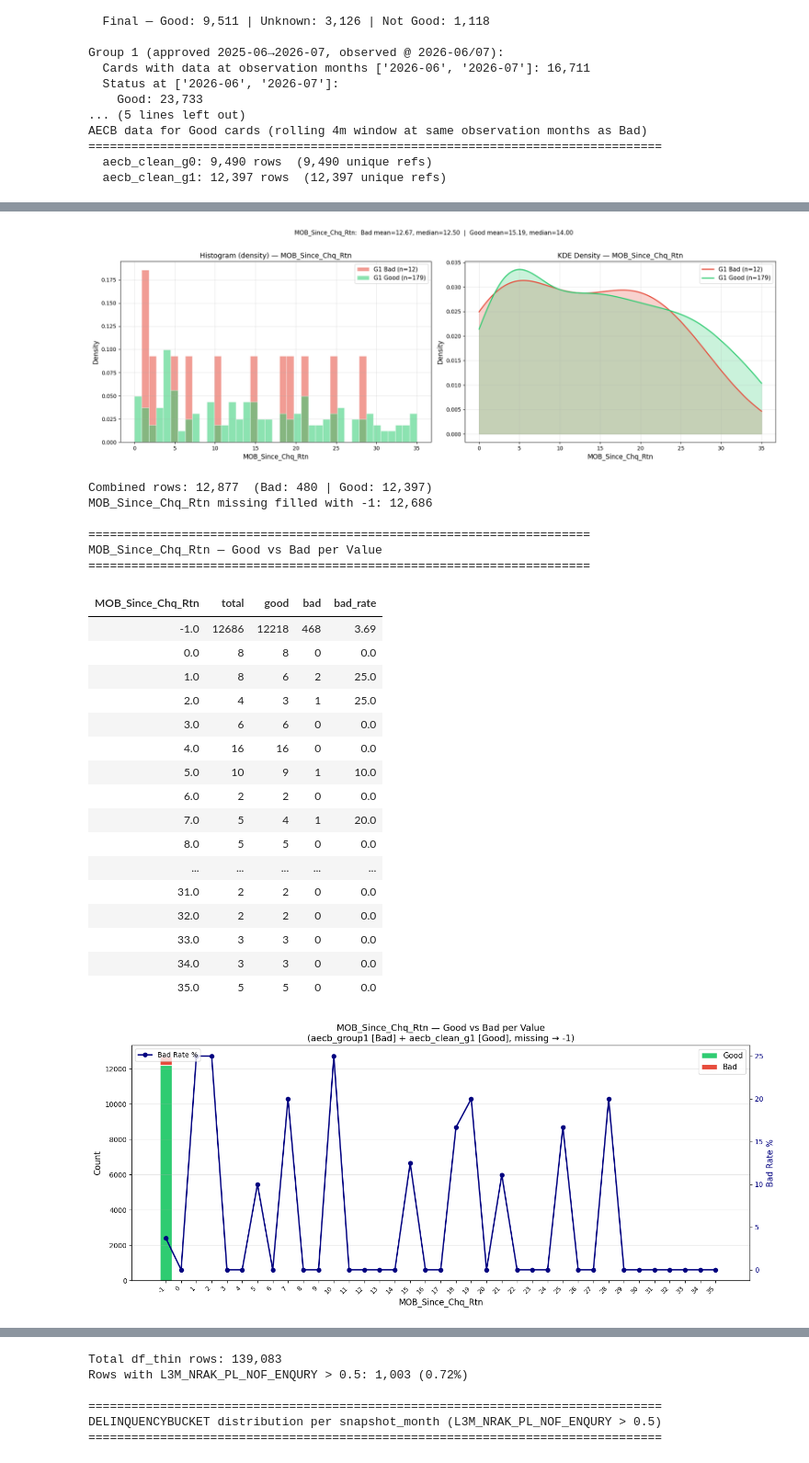
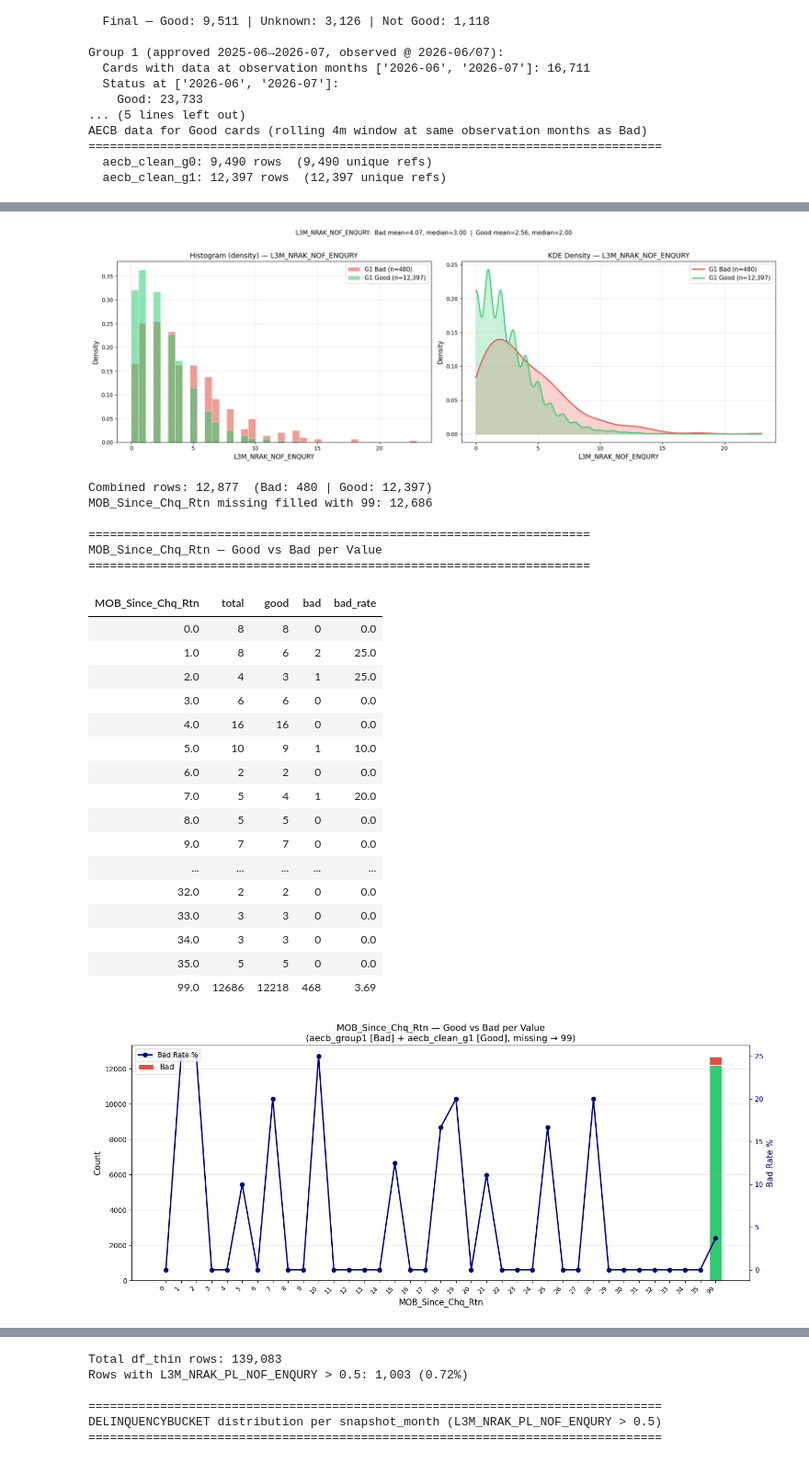
Before and after one commit to zhengzhu-rakbank/credit_card_application_playground, a Jupyter notebook: CC_Approval_AECB_Data_Pull.ipynb, the cells around one changed output, grey strips where cells are left out. Shown at 92% size. Cells and saved outputs as stored; diff of their text form; code cells hidden in the pictures.

```diff
--- a/CC_Approval_AECB_Data_Pull.ipynb
+++ b/CC_Approval_AECB_Data_Pull.ipynb
@@ -811,11 +867,11 @@ refs_group1 = card_to_ref_curr[card_to_ref_curr['CREDITCARDNO'].isin(bad_group1_
 # Filter AECB data for each group
 aecb_group0 = aecb_pd_prev[aecb_pd_prev['Reference_Number'].isin(refs_group0)].copy()
 aecb_group0['group'] = 0
-aecb_group0['group_label'] = 'G0: Bad@2025-07/08 (approved 2024-06→2025-07)'
+aecb_group0['group_label'] = 'G0: Bad@2025-06/07 (approved 2024-06→2025-07)'
 
 aecb_group1 = aecb_pd[aecb_pd['Reference_Number'].isin(refs_group1)].copy()
 aecb_group1['group'] = 1
-aecb_group1['group_label'] = 'G1: Bad@2026-07/08 (approved 2025-06→2026-07)'
+aecb_group1['group_label'] = 'G1: Bad@2026-06/07 (approved 2025-06→2026-07)'
 
 print(f"AECB rows — Group 0: {len(aecb_group0):,} | Group 1: {len(aecb_group1):,}")
 
@@ -881,8 +937,8 @@ colors = ['#e74c3c' if v > 0 else '#2ecc71' for v in top20['mean_pct_change']]
 ax.barh(top20.index, top20['mean_pct_change'], color=colors)
 ax.set_xlabel('Mean % Change (G0 → G1)', fontsize=11)
 ax.set_title('Top 20 Feature Changes (mean % change)\n'
-             'G0: Bad@2025-07/08 approved 2024-06→2025-07  |  '
-             'G1: Bad@2026-07/08 approved 2025-06→2026-07', fontsize=11)
+             'G0: Bad@2025-06/07 approved 2024-06→2025-07  |  '
+             'G1: Bad@2026-06/07 approved 2025-06→2026-07', fontsize=11)
 ax.axvline(0, color='black', linewidth=0.8)
 ax.grid(True, alpha=0.3, axis='x')
 
@@ -1353,7 +1510,7 @@ import matplotlib.pyplot as plt
 import numpy as np
 from scipy.stats import gaussian_kde
 
-feat = 'MOB_Since_Chq_Rtn'
+feat = 'L3M_NRAK_NOF_ENQURY'
 
 g1_bad_data  = pd.to_numeric(aecb_group1[feat], errors='coerce').dropna()
 g1_good_data = pd.to_numeric(aecb_clean_g1[feat], errors='coerce').dropna()
@@ -1405,7 +1562,7 @@ fig.suptitle(
 plt.tight_layout()
 plt.show()
 # %% [output]
-[figure, old version]
+[figure, new version]
 # %%
 # ============================================================================
 # Combine aecb_group1 (bad) & aecb_clean_g1 (good), bucket MOB_Since_Chq_Rtn
@@ -1425,11 +1582,11 @@ good_df['target_label'] = 'Good'
 # Combine
 combined = pd.concat([bad_df, good_df], ignore_index=True)
 
-# Fill missing MOB_Since_Chq_Rtn with -99
-combined['MOB_Since_Chq_Rtn'] = pd.to_numeric(combined['MOB_Since_Chq_Rtn'], errors='coerce').fillna(-1)
+# Fill missing MOB_Since_Chq_Rtn with 99 (aligned with Cell 16 imputation)
+combined['MOB_Since_Chq_Rtn'] = pd.to_numeric(combined['MOB_Since_Chq_Rtn'], errors='coerce').fillna(99)
 
 print(f"Combined rows: {len(combined):,}  (Bad: {(combined['target']==1).sum():,} | Good: {(combined['target']==0).sum():,})")
-print(f"MOB_Since_Chq_Rtn missing filled with -1: {(combined['MOB_Since_Chq_Rtn'] == -1).sum():,}")
+print(f"MOB_Since_Chq_Rtn missing filled with 99: {(combined['MOB_Since_Chq_Rtn'] == 99).sum():,}")
 
 # --- Aggregate: good vs bad count per distinct MOB_Since_Chq_Rtn value --------
 value_stats = (
@@ -1463,44 +1620,44 @@ ax1.set_xticks(x_pos)
 ax1.set_xticklabels(x_labels, rotation=45, ha='right', fontsize=9)
 ax1.set_xlabel('MOB_Since_Chq_Rtn', fontsize=12)
 ax1.set_ylabel('Count', fontsize=12)
-ax1.set_title('MOB_Since_Chq_Rtn — Good vs Bad per Value\n(aecb_group1 [Bad] + aecb_clean_g1 [Good], missing → -1)', fontsize=13)
+ax1.set_title('MOB_Since_Chq_Rtn — Good vs Bad per Value\n(aecb_group1 [Bad] + aecb_clean_g1 [Good], missing → 99)', fontsize=13)
 ax1.legend(fontsize=11)
 
 # Overlay bad rate line
 ax2 = ax1.twinx()
 ax2.plot(x_pos, value_stats['bad_rate'].values, color='navy', marker='o', linewidth=2, label='Bad Rate %')
 ax2.set_ylabel('Bad Rate %', fontsize=12, color='navy')
 ax2.tick_params(axis='y', labelcolor='navy')
 ax2.legend(loc='upper left', fontsize=10)
 
 ax1.grid(True, alpha=0.3, axis='y')
 plt.tight_layout()
 plt.show()
 # %% [output]
 Combined rows: 12,877  (Bad: 480 | Good: 12,397)
-MOB_Since_Chq_Rtn missing filled with -1: 12,686
+MOB_Since_Chq_Rtn missing filled with 99: 12,686
 
 ======================================================================
 MOB_Since_Chq_Rtn — Good vs Bad per Value
 ======================================================================
 | MOB_Since_Chq_Rtn | total | good | bad | bad_rate |
-| -1.0 | 12686 | 12218 | 468 | 3.69 |
 | 0.0 | 8 | 8 | 0 | 0.0 |
 | 1.0 | 8 | 6 | 2 | 25.0 |
 | 2.0 | 4 | 3 | 1 | 25.0 |
 | 3.0 | 6 | 6 | 0 | 0.0 |
 | 4.0 | 16 | 16 | 0 | 0.0 |
 | 5.0 | 10 | 9 | 1 | 10.0 |
 | 6.0 | 2 | 2 | 0 | 0.0 |
 | 7.0 | 5 | 4 | 1 | 20.0 |
 | 8.0 | 5 | 5 | 0 | 0.0 |
+| 9.0 | 7 | 7 | 0 | 0.0 |
 | ... | ... | ... | ... | ... |
-| 31.0 | 2 | 2 | 0 | 0.0 |
 | 32.0 | 2 | 2 | 0 | 0.0 |
 | 33.0 | 3 | 3 | 0 | 0.0 |
 | 34.0 | 3 | 3 | 0 | 0.0 |
 | 35.0 | 5 | 5 | 0 | 0.0 |
+| 99.0 | 12686 | 12218 | 468 | 3.69 |
-[figure, old version]
+[figure, new version]
 # %%
 # ============================================================================
 # Bin PL_MOB_recent into 10 bins and show Good vs Bad per bin
```
Also changed, not shown: parts of 14 cells of this notebook.
